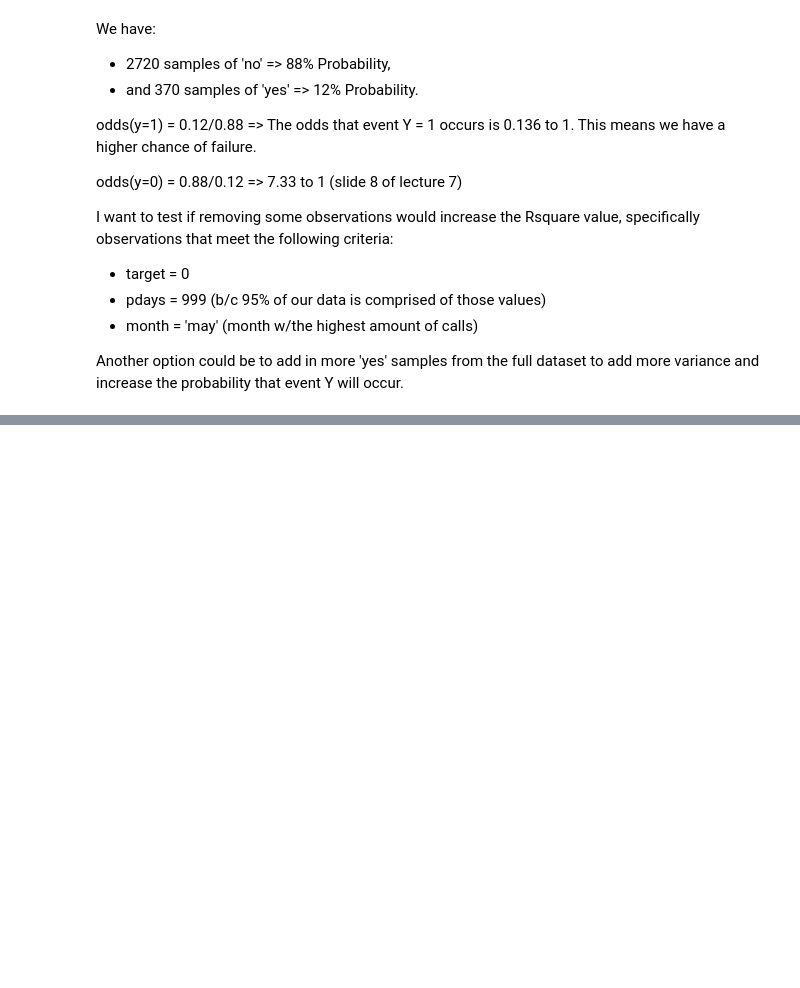
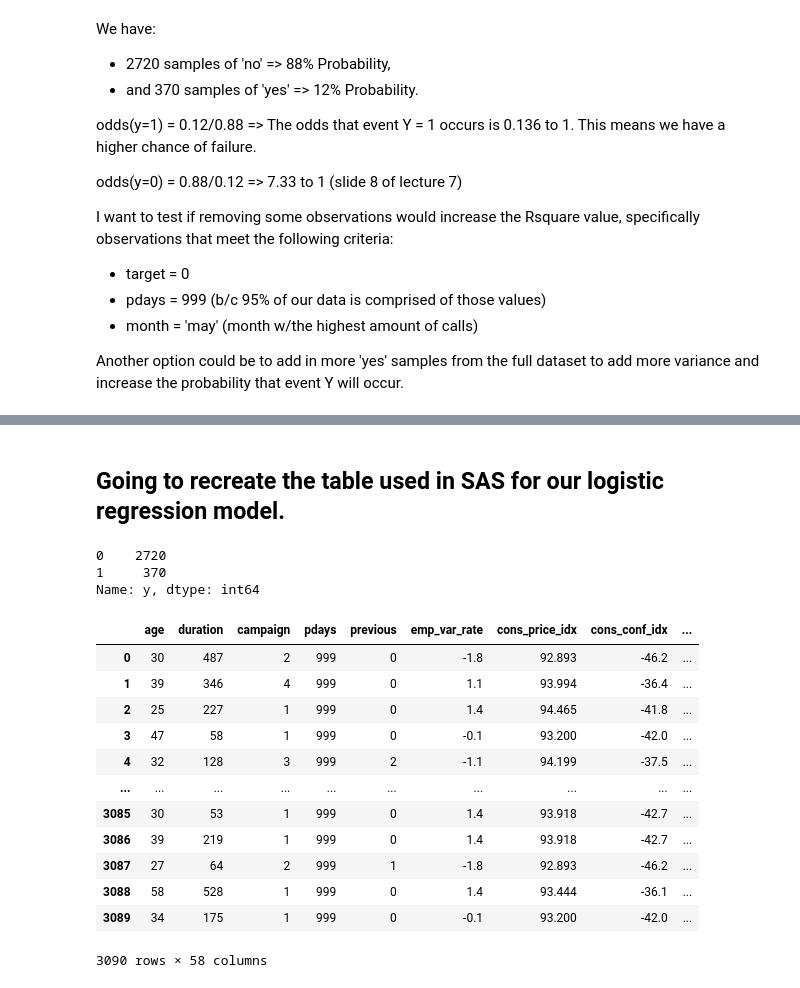
Before and after one commit to dsc423FinalProject/BankMarketing, a Jupyter notebook: Dataset_analysis.ipynb, the cells around one changed output, grey strips where cells are left out. Drawn from its saved outputs; the diff is of its cells as text; code cells hidden in the pictures; blank space fills up the shorter version.

```diff
--- a/Dataset_analysis.ipynb
+++ b/Dataset_analysis.ipynb
@@ -206,0 +299,28 @@ Another option could be to add in more 'yes' samples from the full dataset to ad
+# %% [markdown]
+## Going to recreate the table used in SAS for our logistic regression model.
+# %%
+bank_new = pd.DataFrame(bank, copy=True)
+bank_new['y'] = bank_new['y'].map({'yes': 1, 'no': 0})
+# %%
+bank_new['y'].value_counts()
+# %% [output]
+0    2720
+1     370
+Name: y, dtype: int64
+# %%
+bank_new = pd.get_dummies(bank_new)
+bank_new
+# %% [output]
+|  | age | duration | campaign | pdays | previous | emp_var_rate | cons_price_idx | cons_conf_idx | ... |
+| 0 | 30 | 487 | 2 | 999 | 0 | -1.8 | 92.893 | -46.2 | ... |
+| 1 | 39 | 346 | 4 | 999 | 0 | 1.1 | 93.994 | -36.4 | ... |
+| 2 | 25 | 227 | 1 | 999 | 0 | 1.4 | 94.465 | -41.8 | ... |
+| 3 | 47 | 58 | 1 | 999 | 0 | -0.1 | 93.200 | -42.0 | ... |
+| 4 | 32 | 128 | 3 | 999 | 2 | -1.1 | 94.199 | -37.5 | ... |
+| ... | ... | ... | ... | ... | ... | ... | ... | ... | ... |
+| 3085 | 30 | 53 | 1 | 999 | 0 | 1.4 | 93.918 | -42.7 | ... |
+| 3086 | 39 | 219 | 1 | 999 | 0 | 1.4 | 93.918 | -42.7 | ... |
+| 3087 | 27 | 64 | 2 | 999 | 1 | -1.8 | 92.893 | -46.2 | ... |
+| 3088 | 58 | 528 | 1 | 999 | 0 | 1.4 | 93.444 | -36.1 | ... |
+| 3089 | 34 | 175 | 1 | 999 | 0 | -0.1 | 93.200 | -42.0 | ... |
+3090 rows × 58 columns
```
Also changed, not shown: parts of 38 cells of this notebook, 5 other files.
